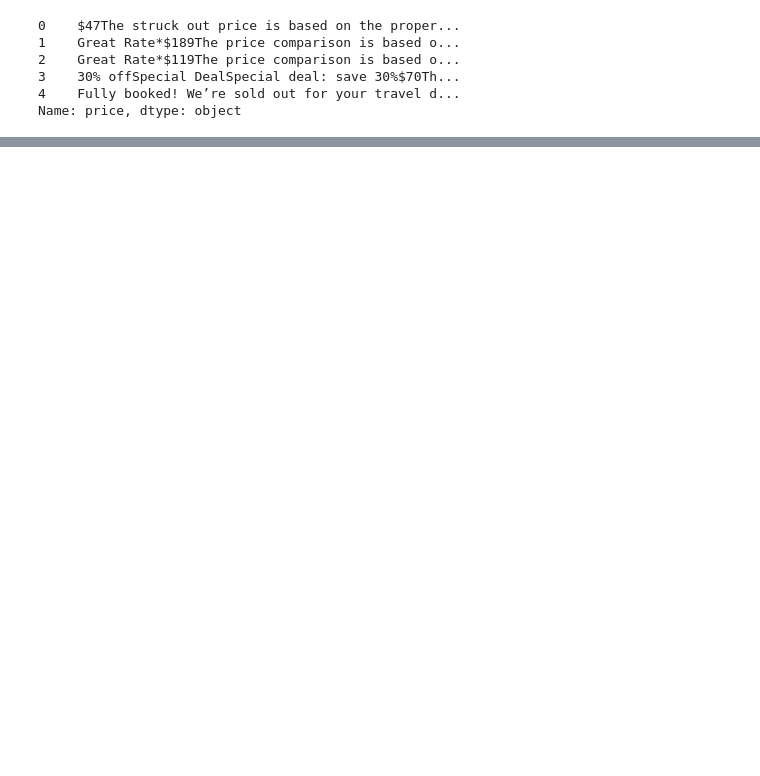
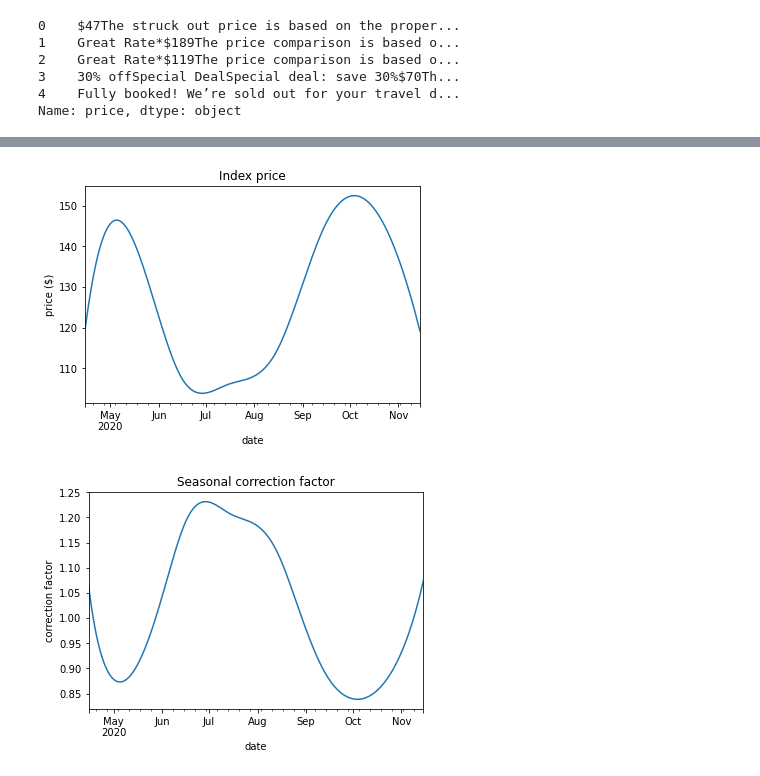
Before and after one commit to jcalven/hotel-price-prediction, a Jupyter notebook: exploration.ipynb, the cells around one changed output, grey strips where cells are left out. Saved outputs shown, nothing was run; the diff lists cells and outputs as text; code cells hidden in the pictures; blank space fills up the shorter version.

```diff
--- a/exploration.ipynb
+++ b/exploration.ipynb
@@ -158 +320,33 @@ df_5star = df.loc[(df.star_rating > 4.5)]
+# %%
+# Historic hotel index for the months 2018-04 -- 2018-11 in Las Vegas
+index_prices = pd.DataFrame({
+    "month": ["2020-04-15", "2020-05-15", "2020-06-15", "2020-07-15",
+              "2020-08-15", "2020-09-15", "2020-10-15", "2020-11-15"],
+    "price": [120, 142, 108, 106, 114, 145, 150, 119],
+})
+index_prices["month"] = pd.to_datetime(index_prices.month)
+# index_prices.plot("month", "price", legend=False)
+
+# Interpolate between dates to get price on a daily basis
+idx = pd.date_range('2020-04-15', '2020-11-15')
+index_prices = index_prices.set_index("month")
+index_prices = index_prices.reindex(idx, fill_value=np.nan)
+index_prices["price"] = index_prices.price.interpolate(method="cubic")
+
+# Calculate a price normalization factor for each month in the Price Index data set
+index_prices["price_corr_factor"] = 1/(index_prices["price"] / index_prices["price"].mean())
+
+index_prices = index_prices.reset_index().rename(columns={"index": "date"})
+
+ax = index_prices.plot("date", "price", legend=False, title="Index price")
+ax.set(xlabel="date", ylabel="price ($)")
+
+ax = index_prices.plot("date", "price_corr_factor", legend=False, title="Seasonal correction factor")
+ax.set(xlabel="date", ylabel="correction factor")
+
+# Limit dates to the span 2020-05-05 – 2020-11-05
+index_prices = index_prices.loc[(index_prices.date >= "2020-05-05") & (index_prices.date <= "2020-11-05")].reset_index()
+# %% [output]
+[figure, added]
+[figure, added]
 # %%
```
Also changed, not shown: parts of 26 cells of this notebook.
